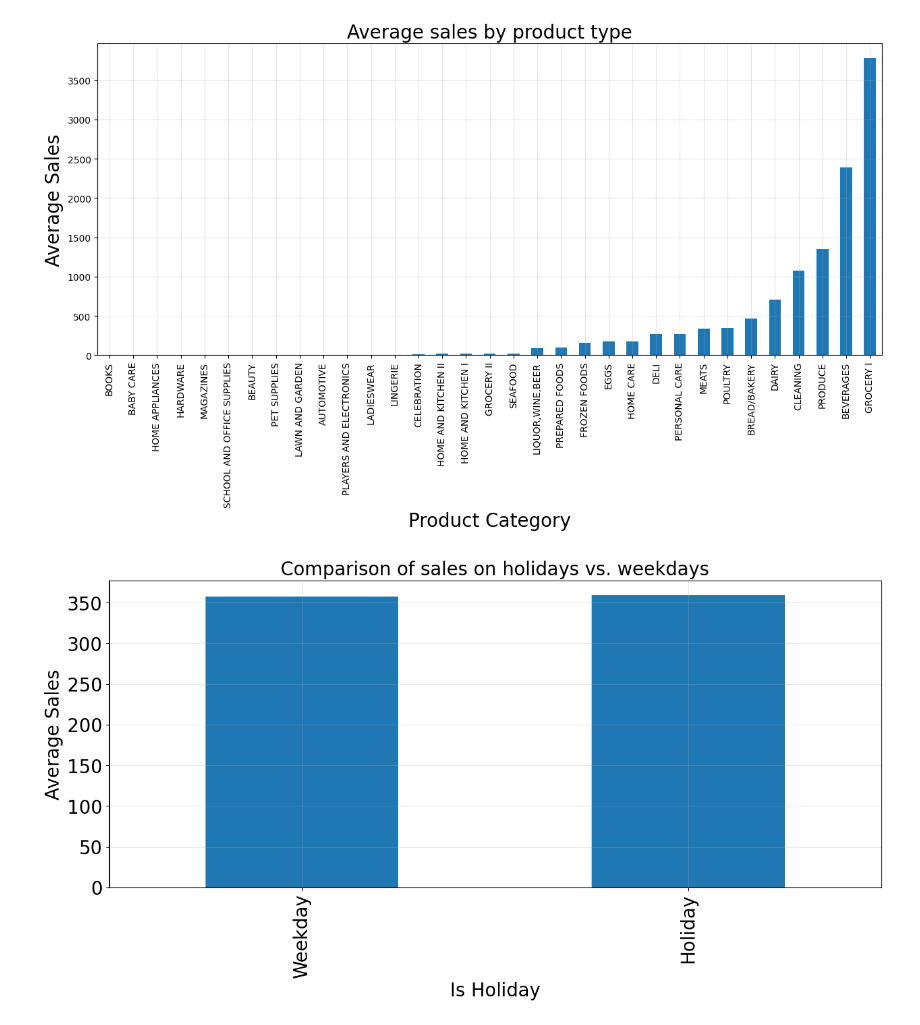
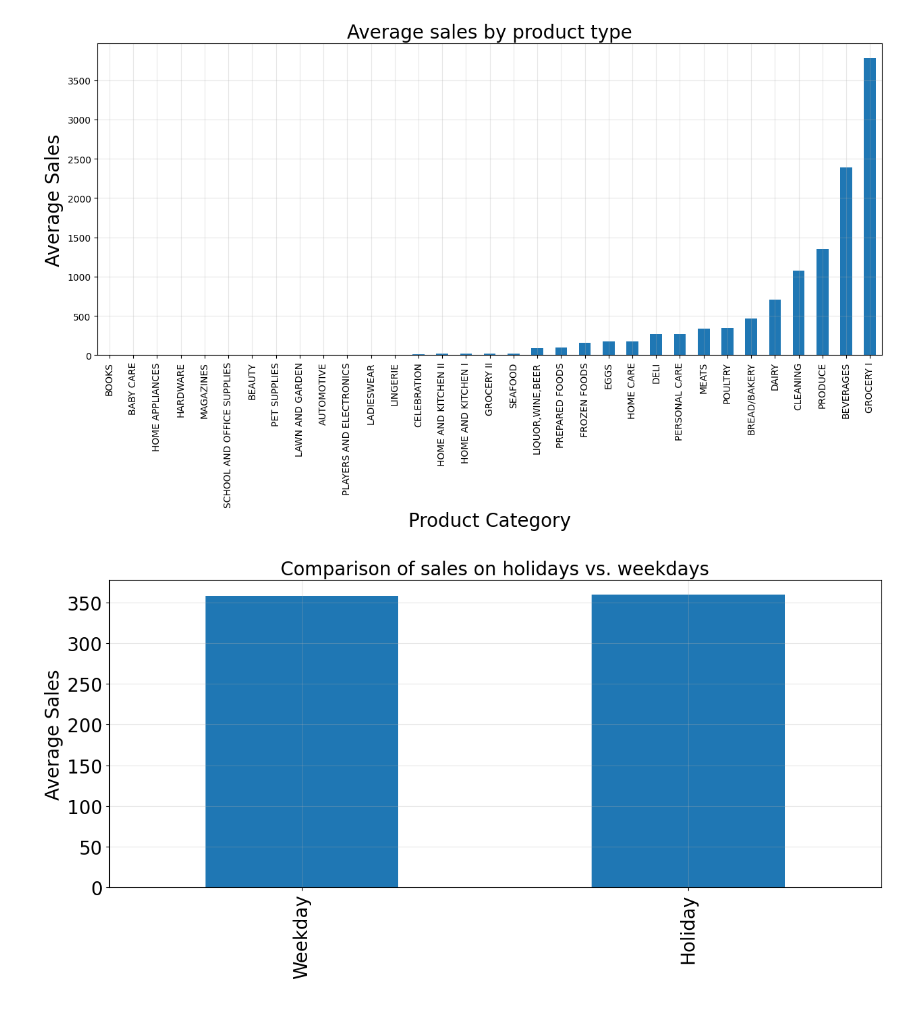
Before and after one commit to abobafett-dev/bigdata-final-project-iu-2024, a Jupyter notebook: notebooks/check_data.ipynb, the cells around one changed output. Saved outputs shown, nothing was run; the diff lists cells and outputs as text; code cells hidden in the pictures.

```diff
--- a/notebooks/check_data.ipynb
+++ b/notebooks/check_data.ipynb
@@ -165,22 +163,22 @@ plt.show()
 # %%
 # Приведение данных столбца 'date' к типу datetime64[ns]
 holidays_events_df['date'] = pd.to_datetime(holidays_events_df['date'])
 
 # Фильтрация данных по праздникам и рабочим дням
 is_holiday = train_df['date'].isin(holidays_events_df[(holidays_events_df['type'] == 'Holiday') & (holidays_events_df['transferred'] == False)]['date'])
 
 # Группировка данных по типу дня и вычисление среднего объема продаж
 sales_comparison = train_df.groupby(is_holiday)['sales'].mean()
 
 # Построение графика
 plt.figure(figsize=(15, 6))
 sales_comparison.plot(kind='bar')
 plt.grid(alpha=0.3)
 plt.title('Comparison of sales on holidays vs. weekdays', fontsize=20)
-plt.xlabel('Is Holiday', fontsize=20)
+plt.xlabel('', fontsize=20)
 plt.ylabel('Average Sales', fontsize=20)
 plt.xticks([0, 1], ['Weekday', 'Holiday'], fontsize=20)
 plt.yticks(fontsize=20)
 plt.show()
 # %% [output]
-[figure, old version]
+[figure, new version]
```
Also changed, not shown: parts of 2 cells of this notebook.
